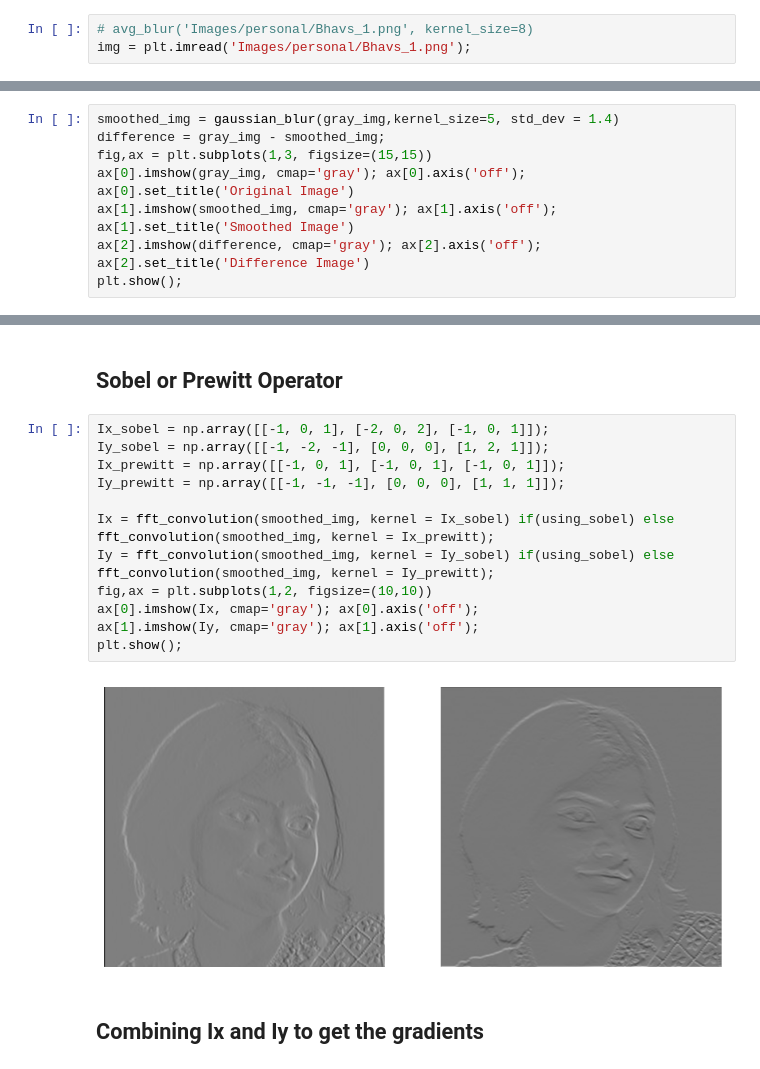
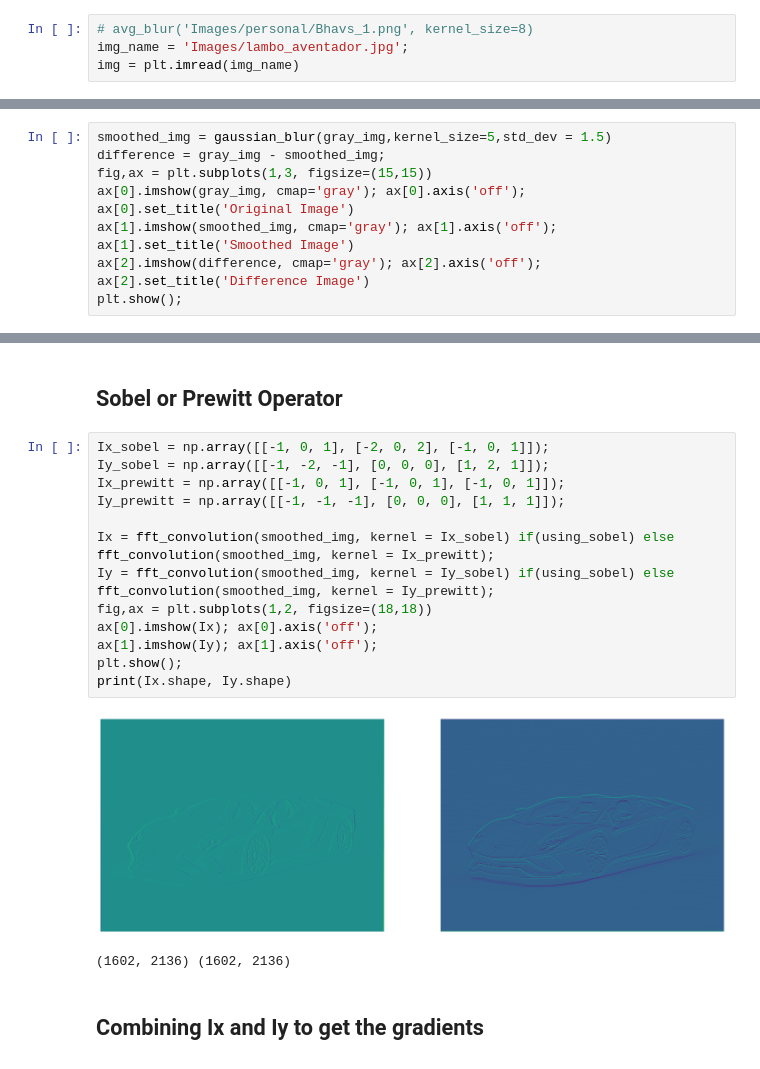
Before and after one commit to DhruvAhlawat/Image_processing, a Jupyter notebook: Edge_Detection.ipynb, the cells around one changed output, grey strips where cells are left out. Saved outputs shown, nothing was run; the diff lists cells and outputs as text.

```diff
--- a/Edge_Detection.ipynb
+++ b/Edge_Detection.ipynb
@@ -63,7 +64,8 @@ def get_negative(img):
     return 1 - img;
 # %%
 # avg_blur('Images/personal/Bhavs_1.png', kernel_size=8)
-img = plt.imread('Images/personal/Bhavs_1.png');
+img_name = 'Images/lambo_aventador.jpg';
+img = plt.imread(img_name)
 # %%
 plt.imshow(img); plt.axis('off'); plt.show();
 # %% [output]
@@ -78,7 +80,7 @@ plt.imshow(gray_img, cmap='gray'); plt.axis('off'); plt.show();
 # %% [markdown]
 ## Light Gaussian smoothing
 # %%
-smoothed_img = gaussian_blur(gray_img,kernel_size=5, std_dev = 1.4)
+smoothed_img = gaussian_blur(gray_img,kernel_size=5,std_dev = 1.5)
 difference = gray_img - smoothed_img;
 fig,ax = plt.subplots(1,3, figsize=(15,15))
 ax[0].imshow(gray_img, cmap='gray'); ax[0].axis('off'); ax[0].set_title('Original Image')
@@ -92,17 +94,19 @@ plt.show();
 # %%
 Ix_sobel = np.array([[-1, 0, 1], [-2, 0, 2], [-1, 0, 1]]);
 Iy_sobel = np.array([[-1, -2, -1], [0, 0, 0], [1, 2, 1]]);
 Ix_prewitt = np.array([[-1, 0, 1], [-1, 0, 1], [-1, 0, 1]]);
 Iy_prewitt = np.array([[-1, -1, -1], [0, 0, 0], [1, 1, 1]]);
 
 Ix = fft_convolution(smoothed_img, kernel = Ix_sobel) if(using_sobel) else fft_convolution(smoothed_img, kernel = Ix_prewitt);
 Iy = fft_convolution(smoothed_img, kernel = Iy_sobel) if(using_sobel) else fft_convolution(smoothed_img, kernel = Iy_prewitt);
-fig,ax = plt.subplots(1,2, figsize=(10,10))
-ax[0].imshow(Ix, cmap='gray'); ax[0].axis('off');
-ax[1].imshow(Iy, cmap='gray'); ax[1].axis('off');
+fig,ax = plt.subplots(1,2, figsize=(18,18))
+ax[0].imshow(Ix); ax[0].axis('off');
+ax[1].imshow(Iy); ax[1].axis('off');
 plt.show();
+print(Ix.shape, Iy.shape)
 # %% [output]
-[figure, old version]
+[figure, new version]
+(1602, 2136) (1602, 2136)
 # %% [markdown]
 ## Combining Ix and Iy to get the gradients
 # %%
```
Also changed, not shown: parts of 10 cells of this notebook, 9 other files.
